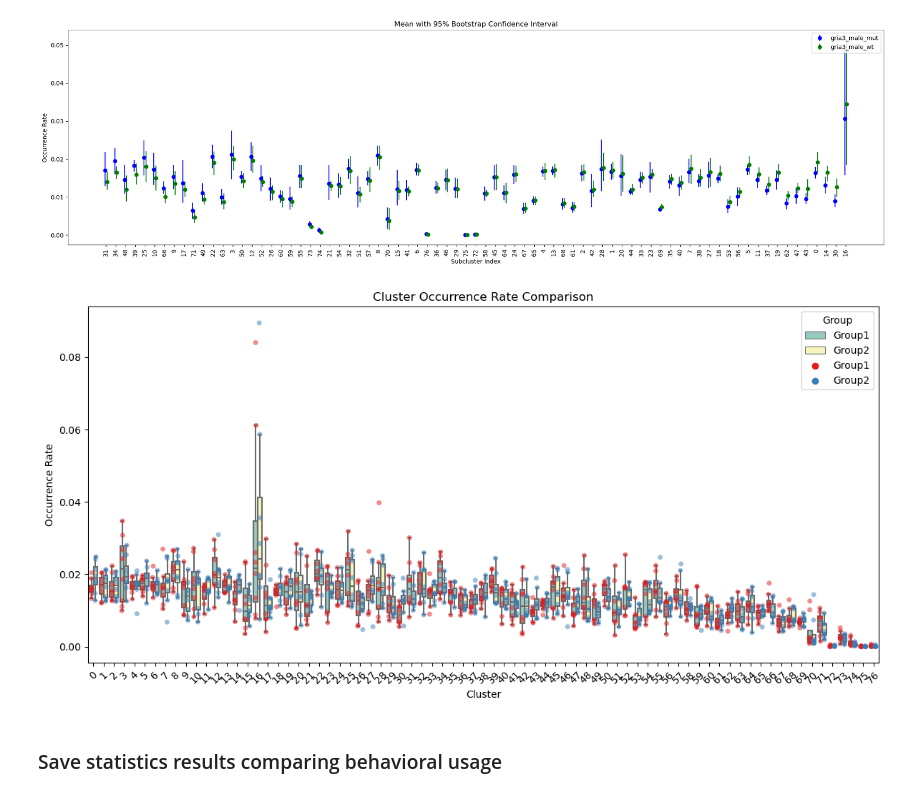
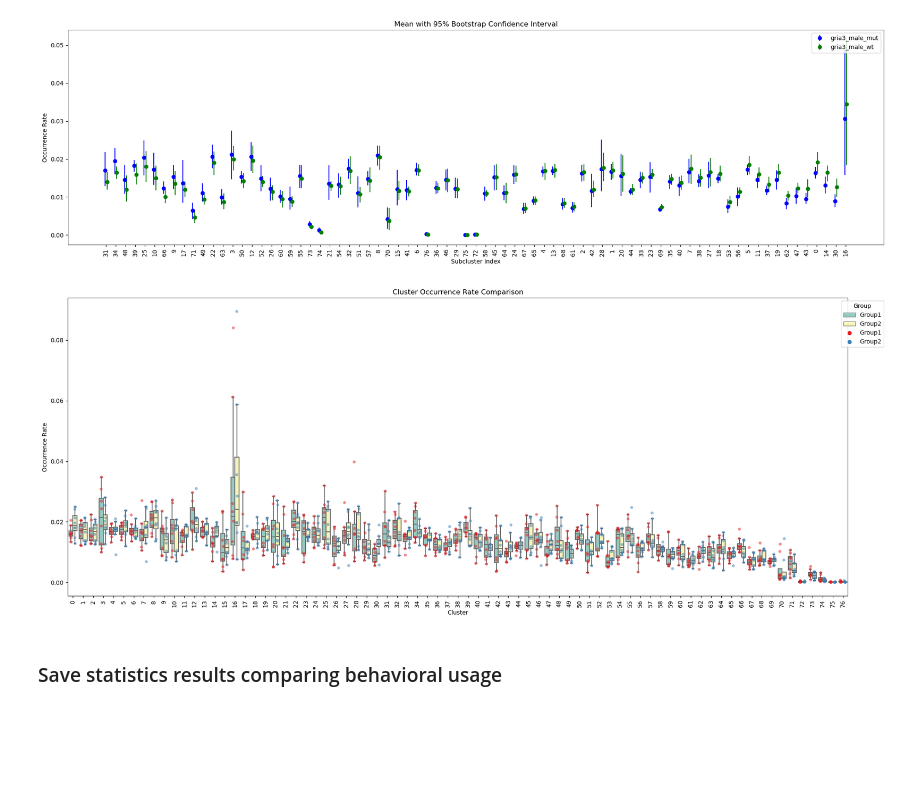
Before and after one commit to junesu0707/after_subtle, a Jupyter notebook: after_subtle_Broad.ipynb, the cells around one changed output. Cells and saved outputs as stored; diff of their text form; code cells hidden in the pictures; blank space fills up the shorter version.

```diff
--- a/after_subtle_Broad.ipynb
+++ b/after_subtle_Broad.ipynb
@@ -334,41 +335,52 @@ def reorder_dataframe(df, sorted_indices, cluster_label='index'):
     # sorted_indices에 따라 순서를 재조정
     order_dict = {cluster: order for order, cluster in enumerate(sorted_indices)}
     # 'index' 컬럼에 새로운 순서를 매핑하여 'sorted_order' 컬럼 생성
     df['sorted_order'] = df[cluster_label].map(order_dict)
     # 'sorted_order'에 따라 DataFrame 정렬
     df_sorted = df.sort_values(by='sorted_order')
     return df_sorted
 
 # 두 DataFrame을 긴 형식으로 변환
 melted1 = cluster_counts1.reset_index().melt(id_vars='index', var_name='file', value_name='occurrence_rate')
 melted1['group'] = 'Group1'
 
 melted2 = cluster_counts2.reset_index().melt(id_vars='index', var_name='file', value_name='occurrence_rate')
 melted2['group'] = 'Group2'
 
 # 두 DataFrame을 합치기
 combined_melted = pd.concat([melted1, melted2])
 
 # 각 DataFrame의 'index'를 sorted_indices에 따라 재배열
 combined_melted_sorted = reorder_dataframe(combined_melted, sorted_indices)
 
-# 시각화
-plt.figure(figsize=(12, 6))
-sns.boxplot(x='sorted_order', y='occurrence_rate', hue='group', data=combined_melted_sorted, palette='Set3', showfliers=False)
+# Plot의 크기를 더 크게 설정하여 가로 길이를 늘립니다.
+plt.figure(figsize=(20, 8))  # 가로 길이를 20으로 늘림
+
+# Boxplot을 그립니다. dodge 값을 True로 설정하여 그룹 간 간격을 조정합니다.
+sns.boxplot(x='sorted_order', y='occurrence_rate', hue='group', data=combined_melted_sorted, palette='Set3', showfliers=False, dodge=True)
+
+# Stripplot을 그립니다. dodge 값을 True로 설정하여 그룹 간 간격을 조정합니다.
 sns.stripplot(x='sorted_order', y='occurrence_rate', hue='group', data=combined_melted_sorted, palette='Set1', dodge=True, alpha=0.5, jitter=True)
 
 plt.title('Cluster Occurrence Rate Comparison')
 plt.xlabel('Cluster')
 plt.ylabel('Occurrence Rate')
-plt.legend(title='Group', loc='upper right')
 
-# sorted_indices를 사용하여 x축 라벨을 정의
-plt.xticks(range(len(sorted_indices)), labels=sorted_indices, rotation=45)
+# 라벨의 겹침을 방지하기 위해 rotation 값을 조정합니다.
+plt.xticks(range(len(sorted_indices)), labels=sorted_indices, rotation=90)  # x축 라벨을 세로로 배치
 
-plt.tight_layout()
+plt.legend(title='Group', loc='upper right', bbox_to_anchor=(1.05, 1))  # 범례 위치 조정
+
+plt.tight_layout()  # Plot의 레이아웃을 자동으로 조정
+
+# Save the figure
+filename_save = cluster_name + '_box_whisker_' + group1 + ',' + group2
+plt.savefig(os.path.join(SAVE_DIR, filename_save +'.pdf'), transparent=True, dpi=300)
+plt.savefig(os.path.join(SAVE_DIR, filename_save +'.png'), transparent=False, dpi=300)
+
 plt.show()
 # %% [output]
-[figure, old version]
+[figure, new version]
 # %% [markdown]
 ### Save statistics results comparing behavioral usage
 # %%
```
Also changed, not shown: parts of 1 cell of this notebook, 1 other file.
